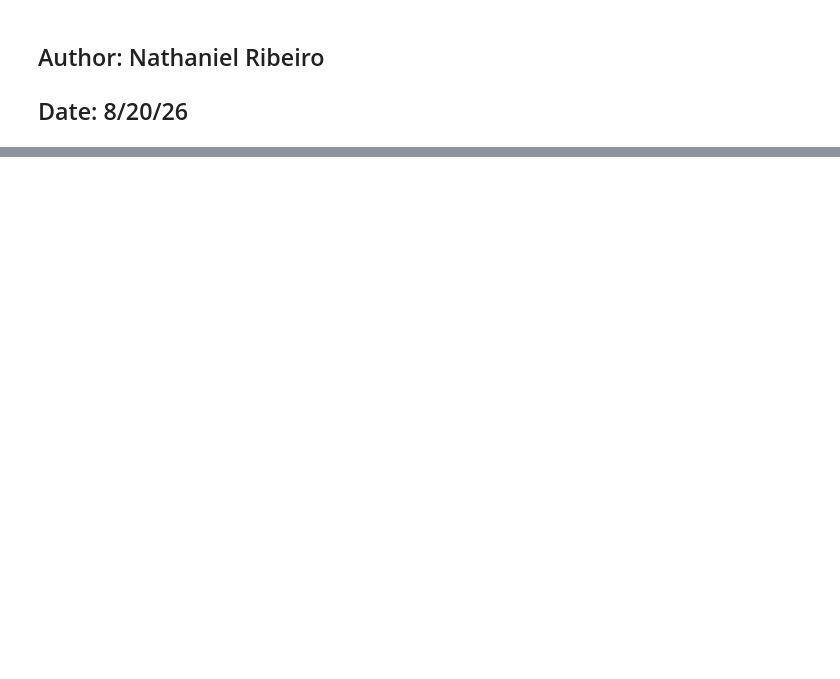
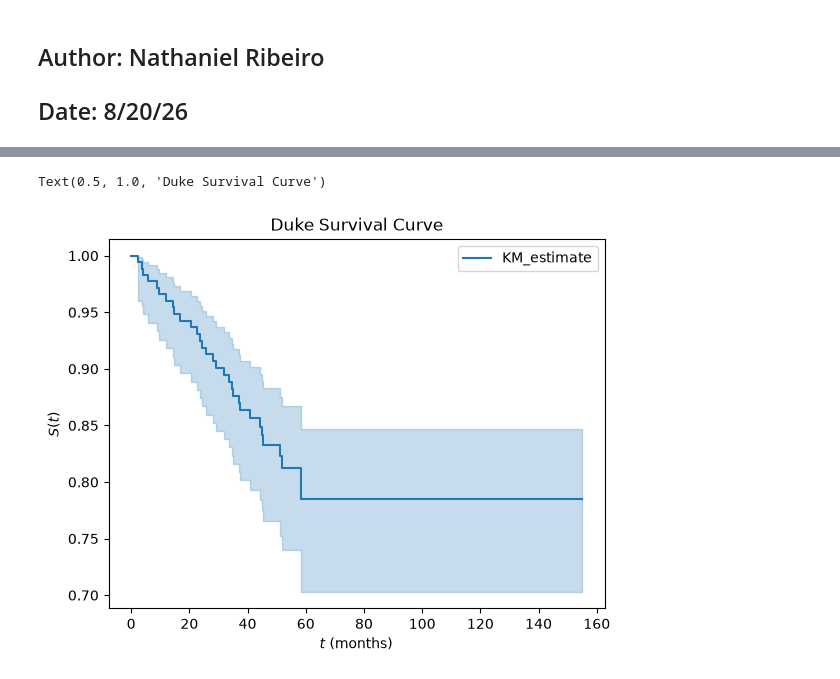
Before and after one commit to SyedLab-GI/BiologicDurabilitySurvivalAnalysis, a Jupyter notebook: SurvivalModeling.ipynb, the cells around one changed output, grey strips where cells are left out. Drawn from its saved outputs; the diff is of its cells as text; code cells hidden in the pictures; blank space fills up the shorter version.

```diff
--- a/SurvivalModeling.ipynb
+++ b/SurvivalModeling.ipynb
@@ -148,0 +11,7 @@ plt.show()
+# %%
+DATA_DIR = Path("/data") / "irb" / "pharmacometrics" / "pro00117942"
+DUKE_METADATA_PATH = DATA_DIR / "Duke_CoMPAS_11022026_deidentified.csv"
+INOVA_METADATA_PATH = DATA_DIR / "External Gutnet FINAL Data set.xlsx"
+# %%
+duke_metadata_df = pd.read_csv(DUKE_METADATA_PATH)
+duke_metadata_df
@@ -148,0 +171,16 @@ plt.show()
+# %%
+# extra anthropometrics to calculate
+# BMI
+duke_metadata_df['bmi'] = duke_metadata_df['weight_diagnosis'] / (duke_metadata_df['height_diagnosis_cm'] / 100.)**2
+duke_metadata_df['fu_bmi'] = duke_metadata_df['fu_weight'] / (duke_metadata_df['fu_height_diagnosis_cm'] / 100.)**2
+# no height measured at fiveyr :(
+
+duke_metadata_df['baz'] = duke_metadata_df.apply(
+    lambda row : calculate_baz(row['sex_v2'], np.nanmean([row['age_at_height_date'], row['age_at_weight_date']]) * 12, row['bmi']), axis=1
+)
+duke_metadata_df['baz'].describe()
+
+duke_metadata_df['fu_baz'] = duke_metadata_df.apply(
+    lambda row : calculate_baz(row['sex_v2'], row['age_at_fu_height_date'] * 12, row['fu_bmi']), axis=1
+)
+duke_metadata_df['fu_baz'].describe()
@@ -148,0 +219,12 @@ plt.show()
+# %%
+import warnings
+import lifelines
+
+didnt_start_on_anti_tnf = ~duke_metadata_df['init_biologic_specified'].isin([1,2])
+if didnt_start_on_anti_tnf.any():
+    warnings.warn(f"The following patients didn't start on Anti-TNF! {duke_metadata_df[didnt_start_on_anti_tnf]['study_id']}")
+
+duke_metadata_df = duke_metadata_df[duke_metadata_df['init_biologic_specified'].isin([1,2])]
+res = duke_metadata_df.apply(process_survival_row, axis=1)
+duke_survival_df = pd.DataFrame(res.to_list(), columns=['id', 'start', 'stop', 'event'])
+duke_survival_df['event'].value_counts()
@@ -148,0 +256,12 @@ plt.show()
+# %%
+duke_survival_df = duke_survival_df[~duke_survival_df.isna().any(axis=1)]
+import lifelines
+kmf = lifelines.fitters.kaplan_meier_fitter.KaplanMeierFitter()
+kmf.fit(duke_survival_df['stop'] * 12., duke_survival_df['event'] == 1)
+kmf.plot(show_censors=False)
+plt.xlabel("$t$ (months)")
+plt.ylabel("$S(t)$")
+plt.title("Duke Survival Curve")
+# %% [output]
+Text(0.5, 1.0, 'Duke Survival Curve')
+[figure, added]
```
Also changed, not shown: parts of 47 cells of this notebook, 5 other files.
